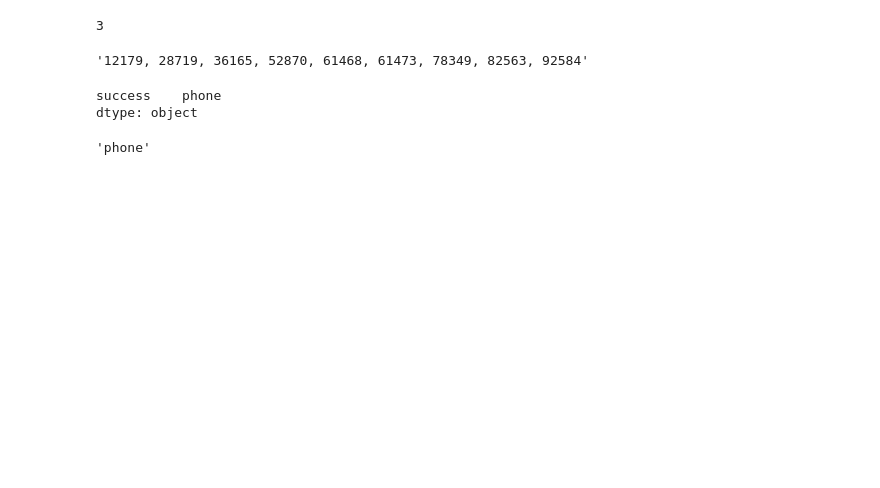
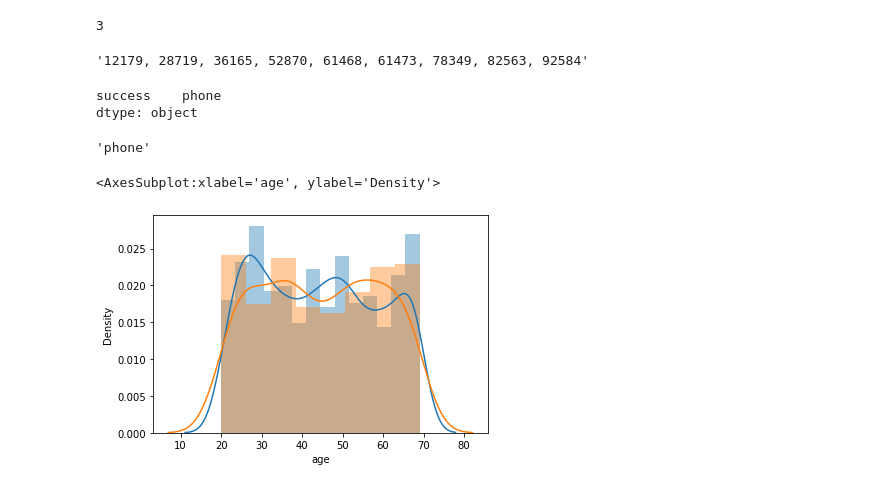
Before and after one commit to vavilovnv/Data-analysis, a Jupyter notebook: Demo KarpovCourses Data Analyst/Lesson3_petproject.ipynb, the cells around one changed output. Drawn from its saved outputs; the diff is of its cells as text; code cells hidden in the pictures; blank space fills up the shorter version.

```diff
--- a/Demo KarpovCourses Data Analyst/Lesson3_petproject.ipynb
+++ b/Demo KarpovCourses Data Analyst/Lesson3_petproject.ipynb
@@ -43,3 +45,14 @@ dtype: object
          .value_counts('platform')).idxmax()
 # %% [output]
 'phone'
+# %%
+# Визуализируйте распределение возраста клиентов в зависимости от типа клиента (премиум или нет), используя библиотеку seaborn
+# с исходными параметрами. Какой график получится в результате?
+# Используйте датасэт, который вы получили на предыдущем шаге.
+
+df = user_data.merge(logs, on = 'client')
+sns.distplot(df.query('premium == False').age)
+sns.distplot(df.query('premium == True').age)
+# %% [output]
+<AxesSubplot:xlabel='age', ylabel='Density'>
+[figure, added]
```
Also changed, not shown: parts of 4 cells of this notebook.
